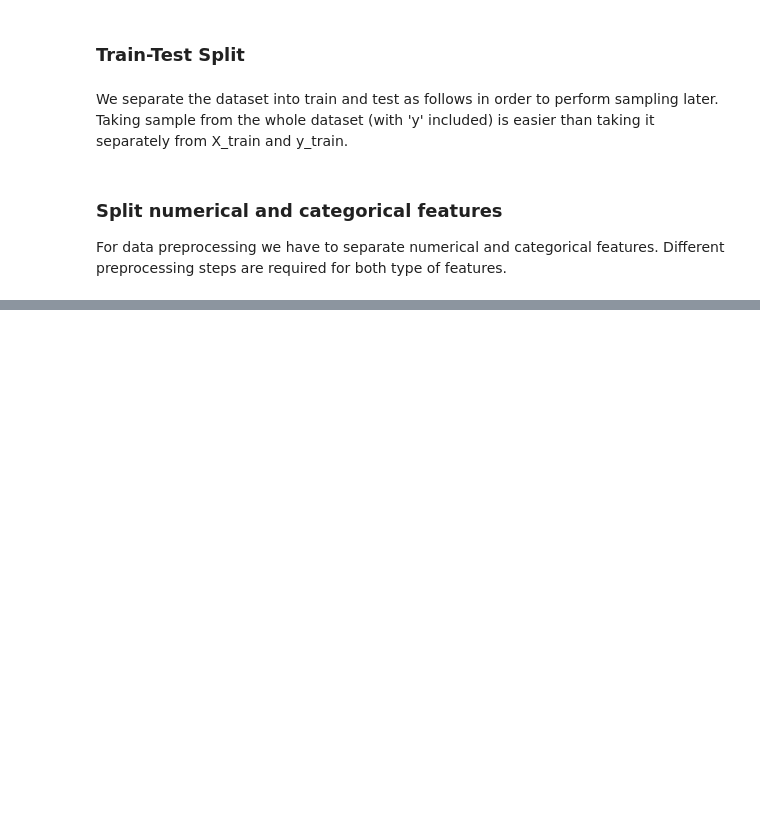
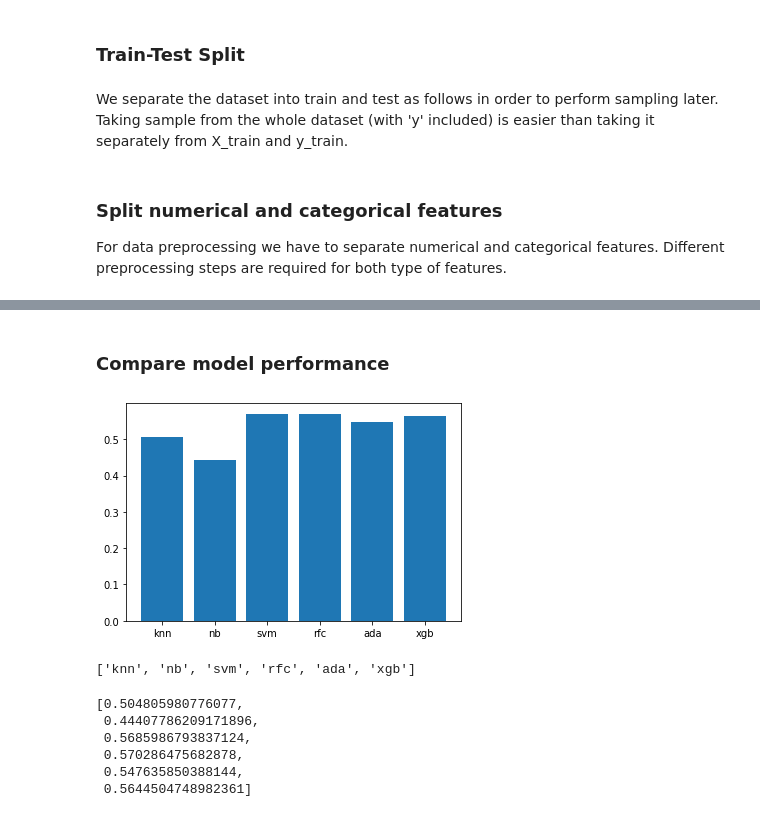
Before and after one commit to wanaguirre/Customer-Segmentation-in-Banking, a Jupyter notebook: Notebooks/Customer_segmentation.ipynb, the cells around one changed output, grey strips where cells are left out. Saved outputs shown, nothing was run; the diff lists cells and outputs as text; code cells hidden in the pictures; blank space fills up the shorter version.

```diff
--- a/Notebooks/Customer_segmentation.ipynb
+++ b/Notebooks/Customer_segmentation.ipynb
@@ -136,0 +671,6 @@ categorical_features, numerical_features
+# %%
+
+pipeline_ada.fit(X_train_rus, y_train_rus)
+
+pred_ada = pipeline_ada.predict(X_test)
+scores.append(f1_score(y_test, pred_ada))
@@ -136,0 +688,10 @@ categorical_features, numerical_features
+# %%
+ada2 = AdaBoostClassifier(n_estimators=100,
+                          base_estimator=DecisionTreeClassifier(max_depth=8,
+                                                                random_state=42),
+                          random_state=42)
+pipeline_ada2 = Pipeline([("col_transformer", preprocessor),
+                            ("estimator", ada2)])
+pipeline_ada2.fit(X_train_rus, y_train_rus)
+pred_ada = pipeline_ada2.predict(X_test)
+print(classification_report(y_test, pred_ada))
@@ -136,0 +709,11 @@ categorical_features, numerical_features
+# %%
+xgb = XGBClassifier()
+
+pipeline_xgb = Pipeline([("col_transformer", preprocessor),
+                            ("estimator", xgb)])
+# %%
+
+pipeline_xgb.fit(X_train_rus, y_train_rus)
+
+pred_xgb = pipeline_xgb.predict(X_test)
+scores.append(f1_score(y_test, pred_xgb))
@@ -136,0 +731,20 @@ categorical_features, numerical_features
+# %% [markdown]
+### Compare model performance
+# %%
+models = ["knn", "nb", "svm", "rfc","ada","xgb"]
+plt.bar(models, scores);
+# %% [output]
+[figure, added]
+# %%
+models
+# %% [output]
+['knn', 'nb', 'svm', 'rfc', 'ada', 'xgb']
+# %%
+scores
+# %% [output]
+[0.504805980776077,
+ 0.44407786209171896,
+ 0.5685986793837124,
+ 0.570286475682878,
+ 0.547635850388144,
+ 0.5644504748982361]
```
Also changed, not shown: parts of 88 cells of this notebook, 2 other files.
